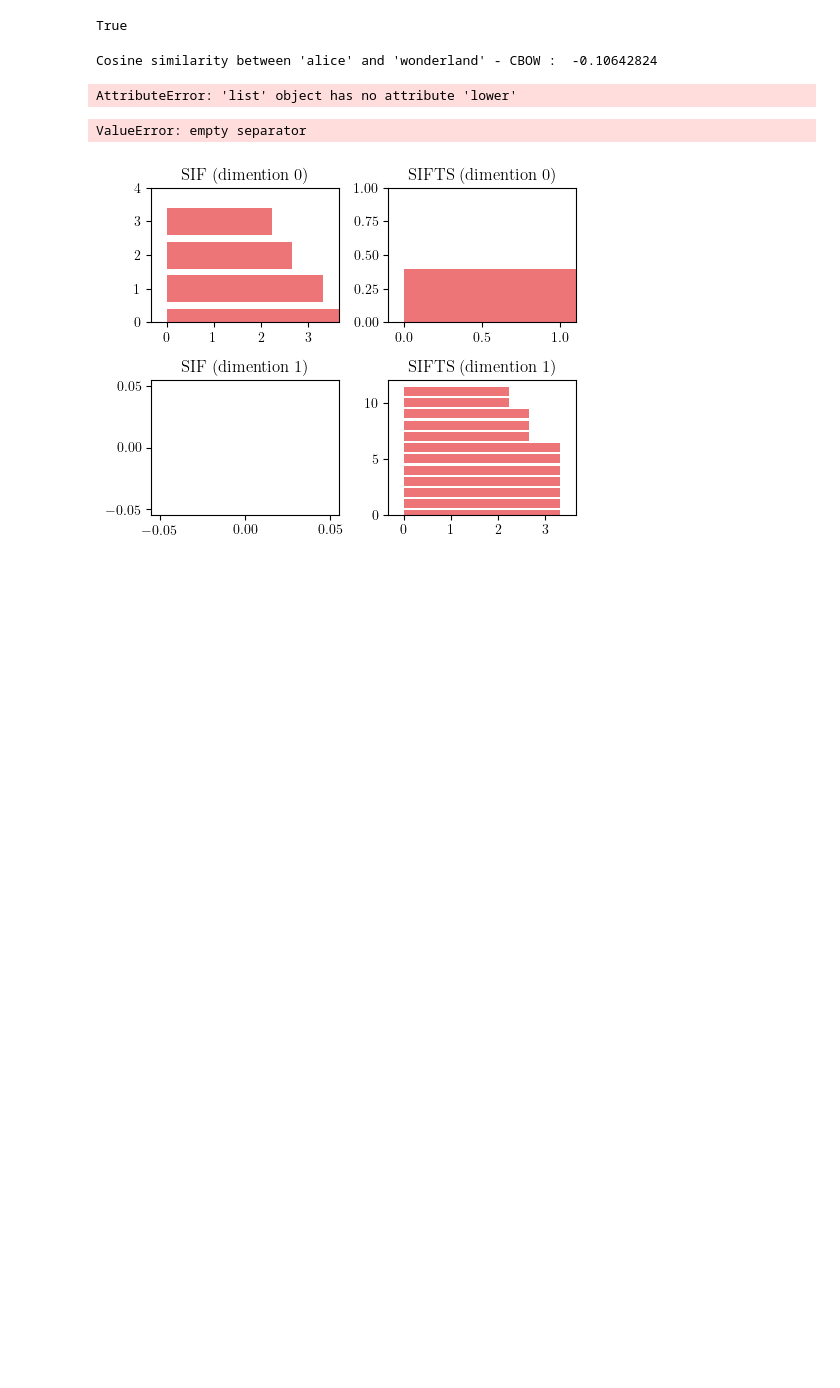
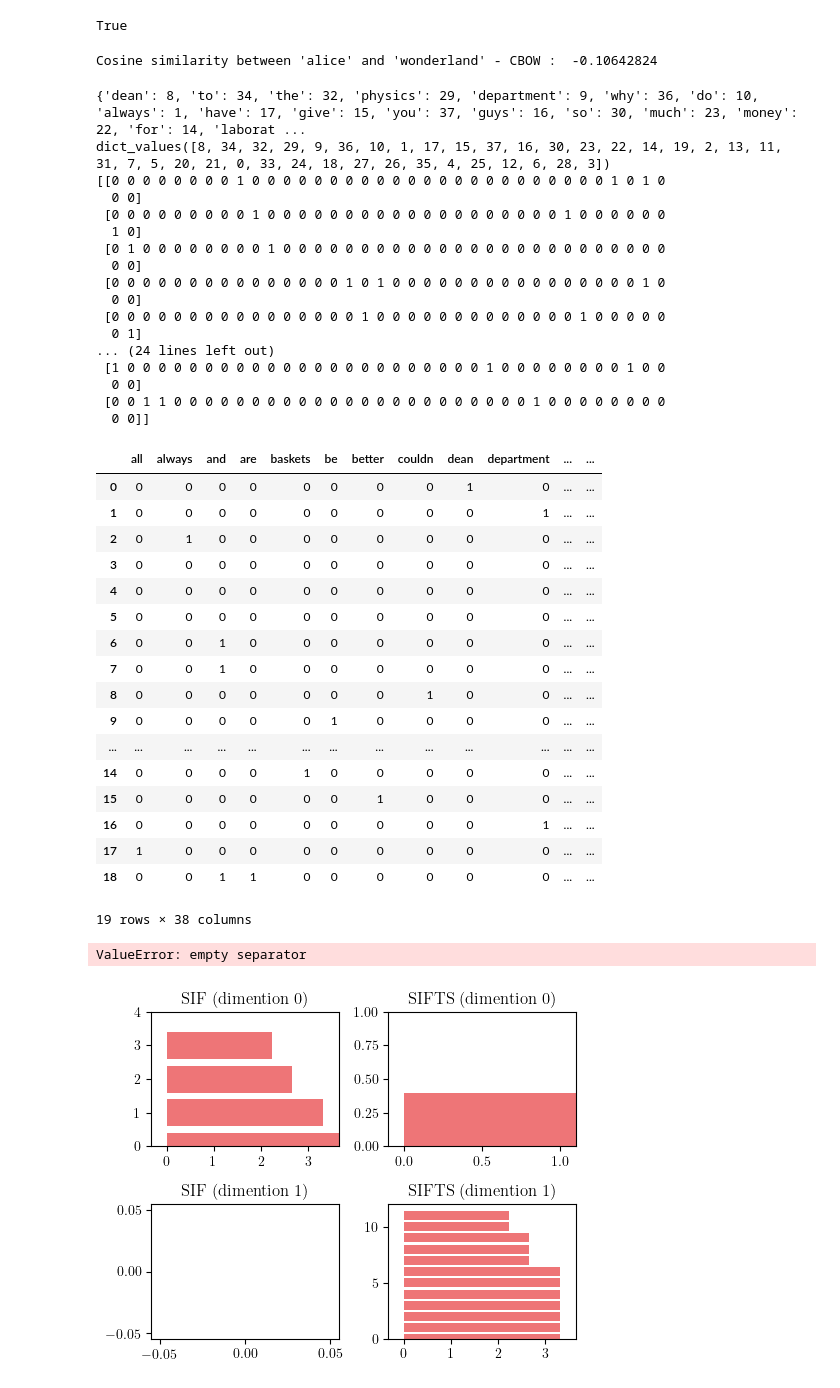
Before and after one commit to BorovTech/He_who_laughs_last, a Jupyter notebook: Topological_analysis/SIF_and_SIFTS_testing.ipynb, the cells around one changed output. Cells and saved outputs as stored; diff of their text form; code cells hidden in the pictures; blank space fills up the shorter version.

```diff
--- a/Topological_analysis/SIF_and_SIFTS_testing.ipynb
+++ b/Topological_analysis/SIF_and_SIFTS_testing.ipynb
@@ -91,23 +92,57 @@ Cosine similarity between 'alice' and 'wonderland' - CBOW :  -0.10642824
 # %%
 #stemmer = SnowballStemmer("english")
 #singles = [stemmer.stem(plural) for plural in word_tokenize(s)]
 
 cv = CountVectorizer()
 
-
-corpus = [[*x] for x in anec.split(' ')]
+word_count=3
+corpus = re.findall(' '.join(["[^ ]+"]*word_count), anec.replace('\n',' '))
 
 count_v = cv.fit(corpus) # cv.fit() creates the dictionary of all the unique words in the corpus.
 print(count_v.vocabulary_)
 print(count_v.vocabulary_.values())
 
 count_v = cv.transform(corpus)
 print(count_v.toarray())
 
 df = pd.DataFrame(count_v.toarray(), columns = cv.get_feature_names())
 df
 # %% [output]
-AttributeError: 'list' object has no attribute 'lower'
+{'dean': 8, 'to': 34, 'the': 32, 'physics': 29, 'department': 9, 'why': 36, 'do': 10, 'always': 1, 'have': 17, 'give': 15, 'you': 37, 'guys': 16, 'so': 30, 'much': 23, 'money': 22, 'for': 14, 'laborat ...
+dict_values([8, 34, 32, 29, 9, 36, 10, 1, 17, 15, 37, 16, 30, 23, 22, 14, 19, 2, 13, 11, 31, 7, 5, 20, 21, 0, 33, 24, 18, 27, 26, 35, 4, 25, 12, 6, 28, 3])
+[[0 0 0 0 0 0 0 0 1 0 0 0 0 0 0 0 0 0 0 0 0 0 0 0 0 0 0 0 0 0 0 0 1 0 1 0
+  0 0]
+ [0 0 0 0 0 0 0 0 0 1 0 0 0 0 0 0 0 0 0 0 0 0 0 0 0 0 0 0 0 1 0 0 0 0 0 0
+  1 0]
+ [0 1 0 0 0 0 0 0 0 0 1 0 0 0 0 0 0 0 0 0 0 0 0 0 0 0 0 0 0 0 0 0 0 0 0 0
+  0 0]
+ [0 0 0 0 0 0 0 0 0 0 0 0 0 0 0 1 0 1 0 0 0 0 0 0 0 0 0 0 0 0 0 0 0 0 1 0
+  0 0]
+ [0 0 0 0 0 0 0 0 0 0 0 0 0 0 0 0 1 0 0 0 0 0 0 0 0 0 0 0 0 0 1 0 0 0 0 0
+  0 1]
+... (24 lines left out)
+ [1 0 0 0 0 0 0 0 0 0 0 0 0 0 0 0 0 0 0 0 0 0 0 0 1 0 0 0 0 0 0 0 0 1 0 0
+  0 0]
+ [0 0 1 1 0 0 0 0 0 0 0 0 0 0 0 0 0 0 0 0 0 0 0 0 0 0 0 1 0 0 0 0 0 0 0 0
+  0 0]]
+|  | all | always | and | are | baskets | be | better | couldn | dean | department | ... | ... |
+| 0 | 0 | 0 | 0 | 0 | 0 | 0 | 0 | 0 | 1 | 0 | ... | ... |
+| 1 | 0 | 0 | 0 | 0 | 0 | 0 | 0 | 0 | 0 | 1 | ... | ... |
+| 2 | 0 | 1 | 0 | 0 | 0 | 0 | 0 | 0 | 0 | 0 | ... | ... |
+| 3 | 0 | 0 | 0 | 0 | 0 | 0 | 0 | 0 | 0 | 0 | ... | ... |
+| 4 | 0 | 0 | 0 | 0 | 0 | 0 | 0 | 0 | 0 | 0 | ... | ... |
+| 5 | 0 | 0 | 0 | 0 | 0 | 0 | 0 | 0 | 0 | 0 | ... | ... |
+| 6 | 0 | 0 | 1 | 0 | 0 | 0 | 0 | 0 | 0 | 0 | ... | ... |
+| 7 | 0 | 0 | 1 | 0 | 0 | 0 | 0 | 0 | 0 | 0 | ... | ... |
+| 8 | 0 | 0 | 0 | 0 | 0 | 0 | 0 | 1 | 0 | 0 | ... | ... |
+| 9 | 0 | 0 | 0 | 0 | 0 | 1 | 0 | 0 | 0 | 0 | ... | ... |
+| ... | ... | ... | ... | ... | ... | ... | ... | ... | ... | ... | ... | ... |
+| 14 | 0 | 0 | 0 | 0 | 1 | 0 | 0 | 0 | 0 | 0 | ... | ... |
+| 15 | 0 | 0 | 0 | 0 | 0 | 0 | 1 | 0 | 0 | 0 | ... | ... |
+| 16 | 0 | 0 | 0 | 0 | 0 | 0 | 0 | 0 | 0 | 1 | ... | ... |
+| 17 | 1 | 0 | 0 | 0 | 0 | 0 | 0 | 0 | 0 | 0 | ... | ... |
+| 18 | 0 | 0 | 1 | 1 | 0 | 0 | 0 | 0 | 0 | 0 | ... | ... |
+19 rows × 38 columns
 # %%
 "".split('')
 # %% [output]
```
Also changed, not shown: parts of 9 cells of this notebook, 1 other file.
